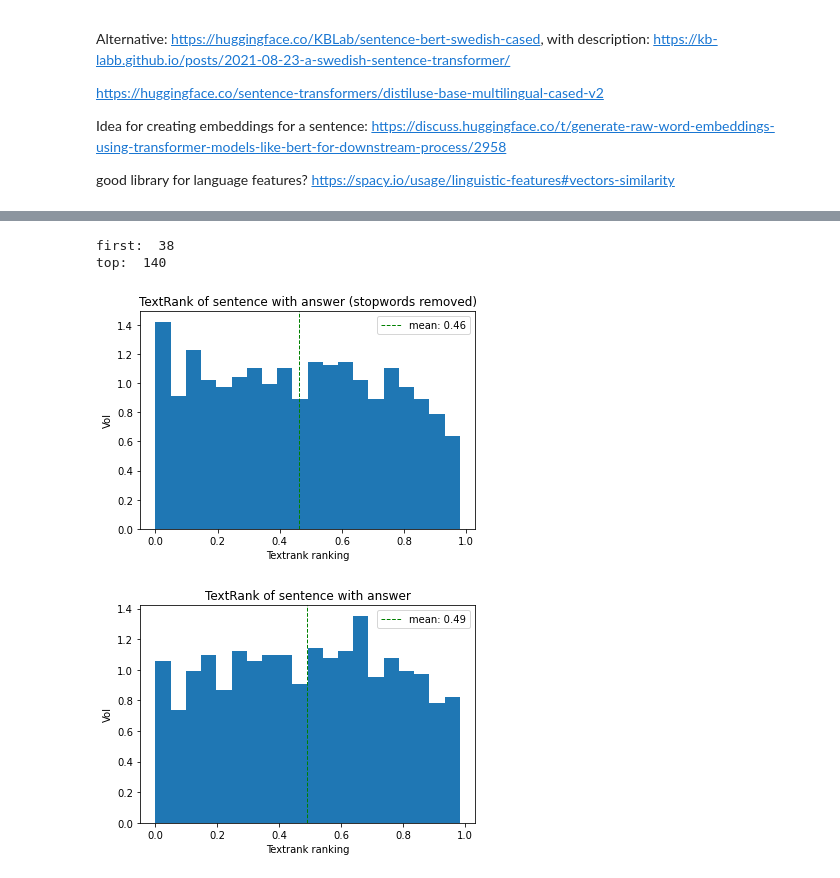
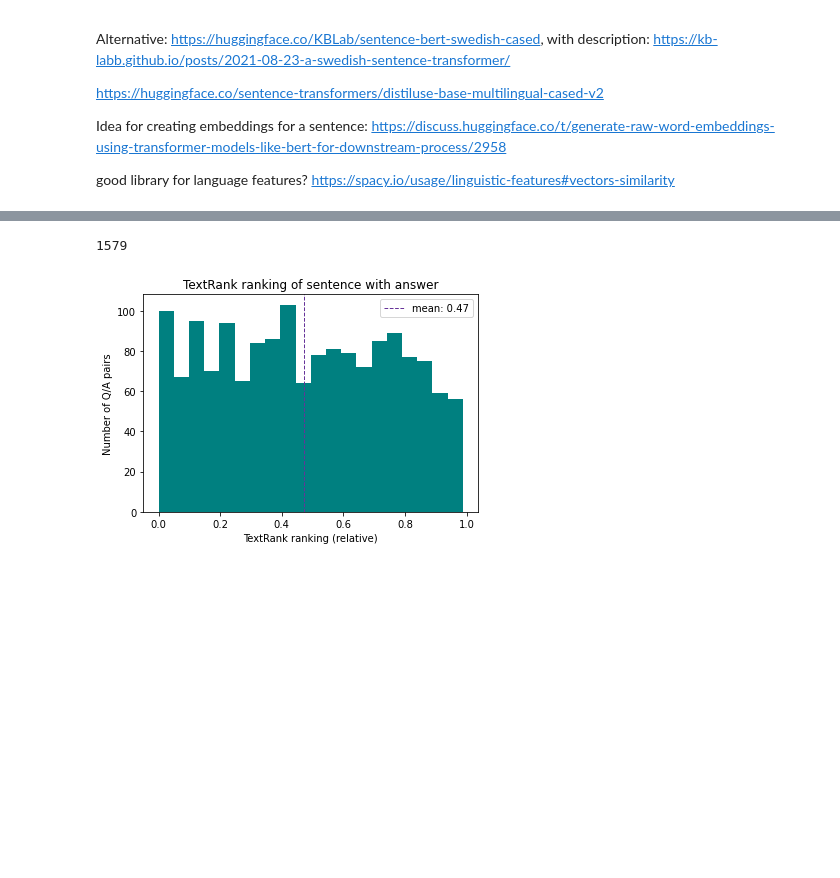
Before and after one commit to filippak/rc-answer-generation, a Jupyter notebook: data-analysis/text_rank.ipynb, the cells around one changed output, grey strips where cells are left out. Drawn from its saved outputs; the diff is of its cells as text; code cells hidden in the pictures; blank space fills up the shorter version.

```diff
--- a/data-analysis/text_rank.ipynb
+++ b/data-analysis/text_rank.ipynb
@@ -129,11 +129,11 @@ top:  105
 # %%
 # Run with removing stopwords
-results_df_no_stopwords, first_match, top_match = encode_context_sentences(df_train, True) # Takes 45 min to run!
-print('first: ', first_match)
-print('top: ', top_match)
+# results_df_no_stopwords, first_match, top_match = encode_context_sentences(df_train, True) # Takes 45 min to run!
+# print('first: ', first_match)
+# print('top: ', top_match)
+print(len(results_df_w_stopwords))
 # %% [output]
-first:  38
-top:  140
+1579
 # %%
 # save textrank results to file
 results_df_w_stopwords.to_pickle("./data_frames/textrank/df_textrank_traindata_results.pkl")
@@ -164,18 +164,17 @@ def find_textrank_rankings(df):
 # create histogram of in which sentence the answer appear
 def plot_textrank_stats(ranking, title, bins):
     mean = np.mean(ranking)
-    plt.hist(ranking, density=True, bins=bins)
-    plt.axvline(mean, color='g', linestyle='dashed', linewidth=1, label='mean: {:.2f}'.format(mean))
-    plt.ylabel('Vol')
-    plt.xlabel('Textrank ranking')
+    plt.hist(ranking, bins=bins, color='teal')
+    plt.axvline(mean, color='rebeccapurple', linestyle='dashed', linewidth=1, label='mean: {:.2f}'.format(mean))
+    plt.ylabel('Number of Q/A pairs')
+    plt.xlabel('TextRank ranking (relative)')
     plt.title(title)
     plt.legend()
     plt.show()
 # %%
-textrank_locations_no_stopwords_train = find_textrank_rankings(results_df_no_stopwords_train)
-plot_textrank_stats(textrank_locations_no_stopwords_train, 'TextRank of sentence with answer (stopwords removed)', 20)
+# textrank_locations_no_stopwords_train = find_textrank_rankings(results_df_no_stopwords_train)
+# plot_textrank_stats(textrank_locations_no_stopwords_train, 'TextRank of sentence with answer (stopwords removed)', 20)
 textrank_locations_w_stopwords_train = find_textrank_rankings(results_df_w_stopwords_train)
-plot_textrank_stats(textrank_locations_w_stopwords_train, 'TextRank of sentence with answer', 20)
+plot_textrank_stats(textrank_locations_w_stopwords_train, 'TextRank ranking of sentence with answer', 20)
 # %% [output]
-[figure, old version]
+[figure, new version]
-[figure, removed]
```
Also changed, not shown: parts of 5 cells of this notebook, 8 other files.
